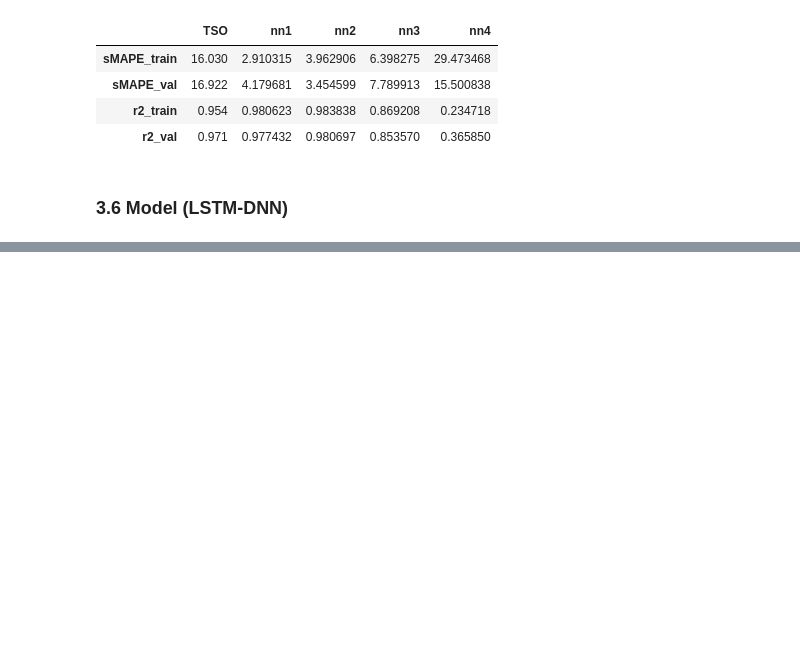
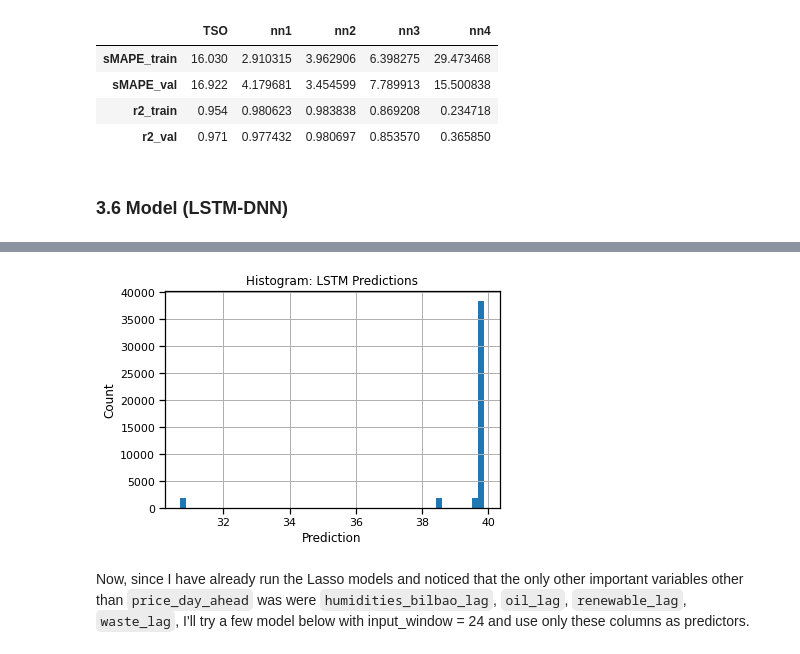
Before and after one commit to EvanHolder/Predicting-Energy-Markets-in-Spain, a Jupyter notebook: notebooks/NeuralNets.ipynb, the cells around one changed output, grey strips where cells are left out. Cells and saved outputs as stored; diff of their text form; code cells hidden in the pictures; blank space fills up the shorter version.

```diff
--- a/notebooks/NeuralNets.ipynb
+++ b/notebooks/NeuralNets.ipynb
@@ -784,2 +562,0 @@ Epoch 10/200
-# %%
-preds = nn8.predict(X_train)
@@ -810,0 +931,13 @@ Epoch 11/200
+# %%
+#preds = lstm.predict(X_train_lstm).flatten()
+sns.set_context('notebook')
+lstm_preds = pd.DataFrame({'lstm_preds':preds})
+hist = lstm_preds.hist(bins=50);
+plt.title('Histogram: LSTM Predictions');
+plt.xlabel('Prediction');
+plt.ylabel('Count');
+plt.savefig('../images/LSTM_hist')
+# %% [output]
+[figure, added]
+# %% [markdown]
+Now, since I have already run the Lasso models and noticed that the only other important variables other than `price_day_ahead` was were `humidities_bilbao_lag`, `oil_lag`, `renewable_lag`, `waste_lag`, I'll try a few model below with input_window = 24 and use only these columns as predictors.
```
Also changed, not shown: parts of 69 cells of this notebook.
